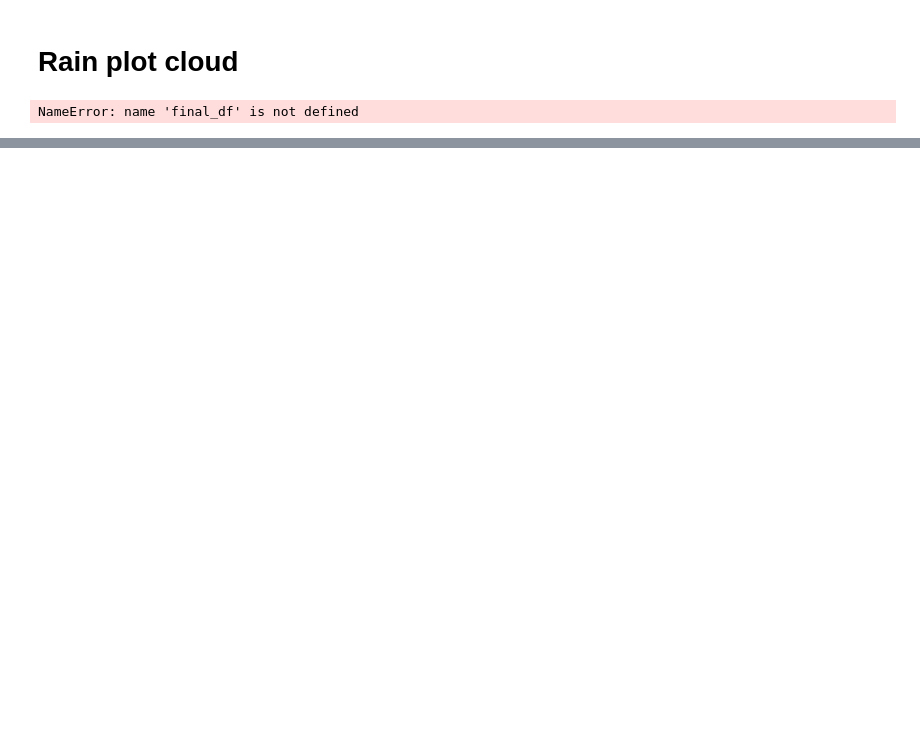
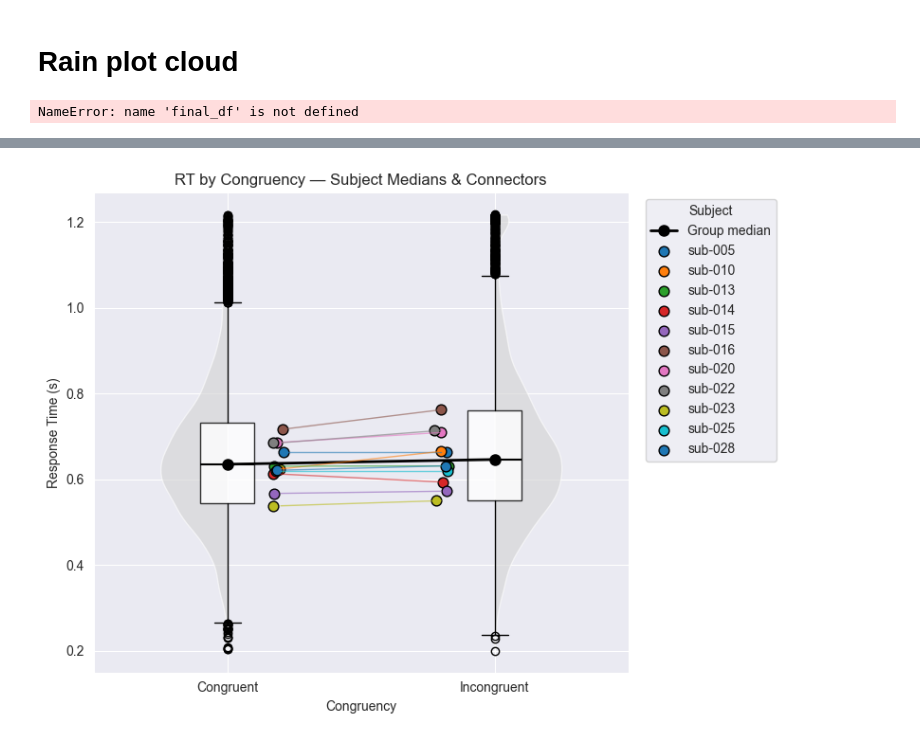
Before and after one commit to carla-coca/my-random-progress-thesis, a Jupyter notebook: Analyses_categorization+modelling.ipynb, the cells around one changed output, grey strips where cells are left out. Saved outputs shown, nothing was run; the diff lists cells and outputs as text; code cells hidden in the pictures; blank space fills up the shorter version.

```diff
--- a/Analyses_categorization+modelling.ipynb
+++ b/Analyses_categorization+modelling.ipynb
@@ -626,3 +628,101 @@ plt.show()
+# %%
+import pandas as pd
+import numpy as np
+import matplotlib.pyplot as plt
+
+# 0) Load your data
+df = pd.read_csv(
+    "/Users/carlacoca/Documents/master_internship/outputs_final_data/final_df.csv",
+    sep=";"
+)
+
+# — FILTER OUT TOO-FAST RESPONSES —
+df = df[df['RT_s'] >= 0.2]
+
+# 1) Plot settings
+conds = ['congruent', 'incongruent']
+positions = [1, 2]  # x-positions for violins & group median
+jitter_centers = [1.2, 1.8]  # x-positions for subject points & connectors
+subjects = sorted(df['subject'].unique())
+cmap = plt.get_cmap('tab10')
+colors = {subj: cmap(i % 10) for i, subj in enumerate(subjects)}
+
+# 2) Create figure
+fig, ax = plt.subplots(figsize=(8, 6))
+
+# 3) Half-violins of the full RT distributions
+all_data = [df[df['congruency_response'] == c]['RT_s'].values for c in conds]
+parts = ax.violinplot(all_data, positions=positions, showextrema=False)
+for body, pos in zip(parts['bodies'], positions):
+    verts = body.get_paths()[0].vertices
+    if pos == 1:
+        verts[:, 0] = np.clip(verts[:, 0], -np.inf, pos)  # left half
+    else:
+        verts[:, 0] = np.clip(verts[:, 0], pos, np.inf)  # right half
+    body.set_facecolor('lightgray')
+    body.set_alpha(0.6)
+
+# 4) Semi-transparent boxplots at x = 1 & 2
+ax.boxplot(
+    all_data,
+    positions=positions,
+    widths=0.2,
+    patch_artist=True,
+    boxprops=dict(facecolor='white', edgecolor='k', alpha=0.8),
+    medianprops=dict(color='black', linewidth=1.5),
+    whiskerprops=dict(color='black'),
+    capprops=dict(color='black'),
+    flierprops=dict(markeredgecolor='black')
+)
+
+# 5) Group median line + points
+group_medians = [np.median(d) for d in all_data]
+ax.plot(
+    positions, group_medians,
+    marker='o', color='black',
+    linestyle='-', linewidth=2, markersize=8,
+    label='Group median'
+)
+
+# 6) Compute per-subject median RT per condition
+med_rt = (
+    df
+    .groupby(['subject', 'congruency_response'])['RT_s']
+    .median()
+    .unstack()
+)
+
+# 7) Per-subject connectors & points at jitter_centers
+for subj in subjects:
+    y1 = med_rt.loc[subj, 'congruent']
+    y2 = med_rt.loc[subj, 'incongruent']
+
+    # 7a) connector line
+    ax.plot(
+        jitter_centers, [y1, y2],
+        color=colors[subj], alpha=0.6, linewidth=1
+    )
+
+    # 7b) jittered points (label each subject once)
+    x1 = jitter_centers[0] + np.random.uniform(-0.03, 0.03)
+    x2 = jitter_centers[1] + np.random.uniform(-0.03, 0.03)
+    ax.scatter(x1, y1,
+               color=colors[subj], s=60, edgecolor='k', label=subj)
+    ax.scatter(x2, y2,
+               color=colors[subj], s=60, edgecolor='k')
+
+# 8) Final formatting
+ax.set_xticks(positions)
+ax.set_xticklabels([c.capitalize() for c in conds])
+ax.set_ylabel('Response Time (s)')
+ax.set_xlabel('Congruency')
+ax.set_title('RT by Congruency — Subject Medians & Connectors')
+ax.legend(title='Subject', bbox_to_anchor=(1.02, 1), loc='upper left')
+
+plt.tight_layout()
+plt.show()
+# %% [output]
+[figure, added]
 # %%
 import pandas as pd
 import numpy as np
```
Also changed, not shown: parts of 14 cells of this notebook.
